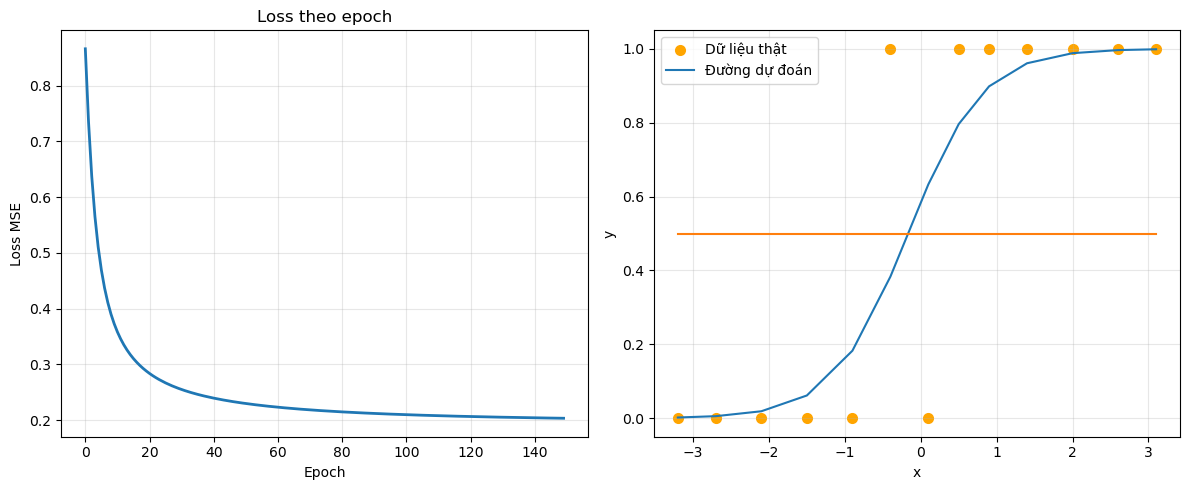
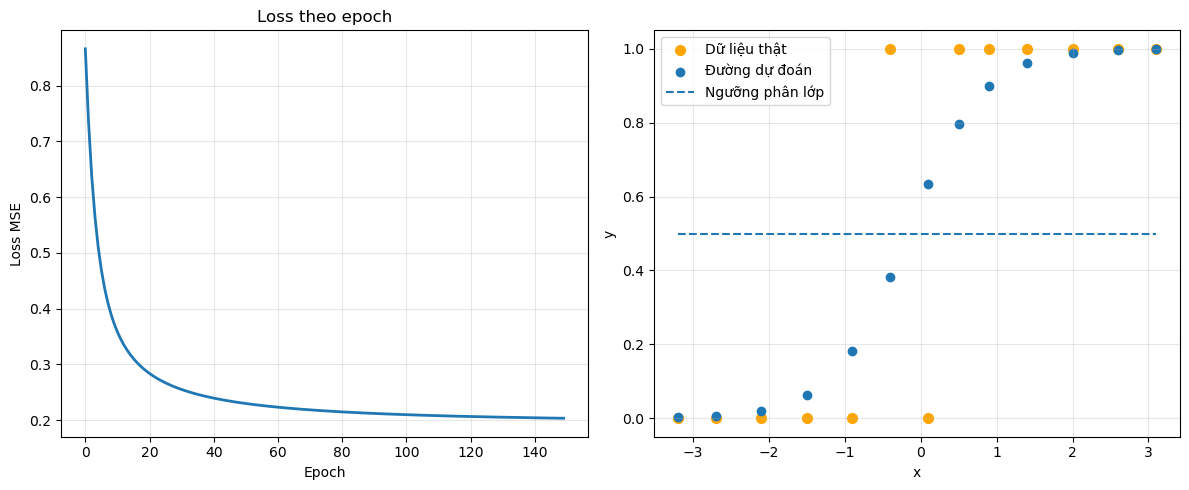
The change to this notebook cell's code, shown as a diff; its figure went from the first image to the second:
--- before
+++ after
@@ -12,6 +12,6 @@
 
     axes[1].scatter(x, y_true, color = 'orange', label = 'Dữ liệu thật', linewidth=2)
-    axes[1].plot(x, y_pred_proba, label = 'Đường dự đoán')
-    axes[1].plot(x, 0*x+0.5)
+    axes[1].scatter(x, y_pred_proba, label = 'Đường dự đoán')
+    axes[1].plot(x, 0*x+0.5, ls = 'dashed', label = 'Ngưỡng phân lớp')
     axes[1].set_xlabel("x")
     axes[1].set_ylabel("y")

Commit: week02: hoan thanh bai tap buoi 4 tuan 2